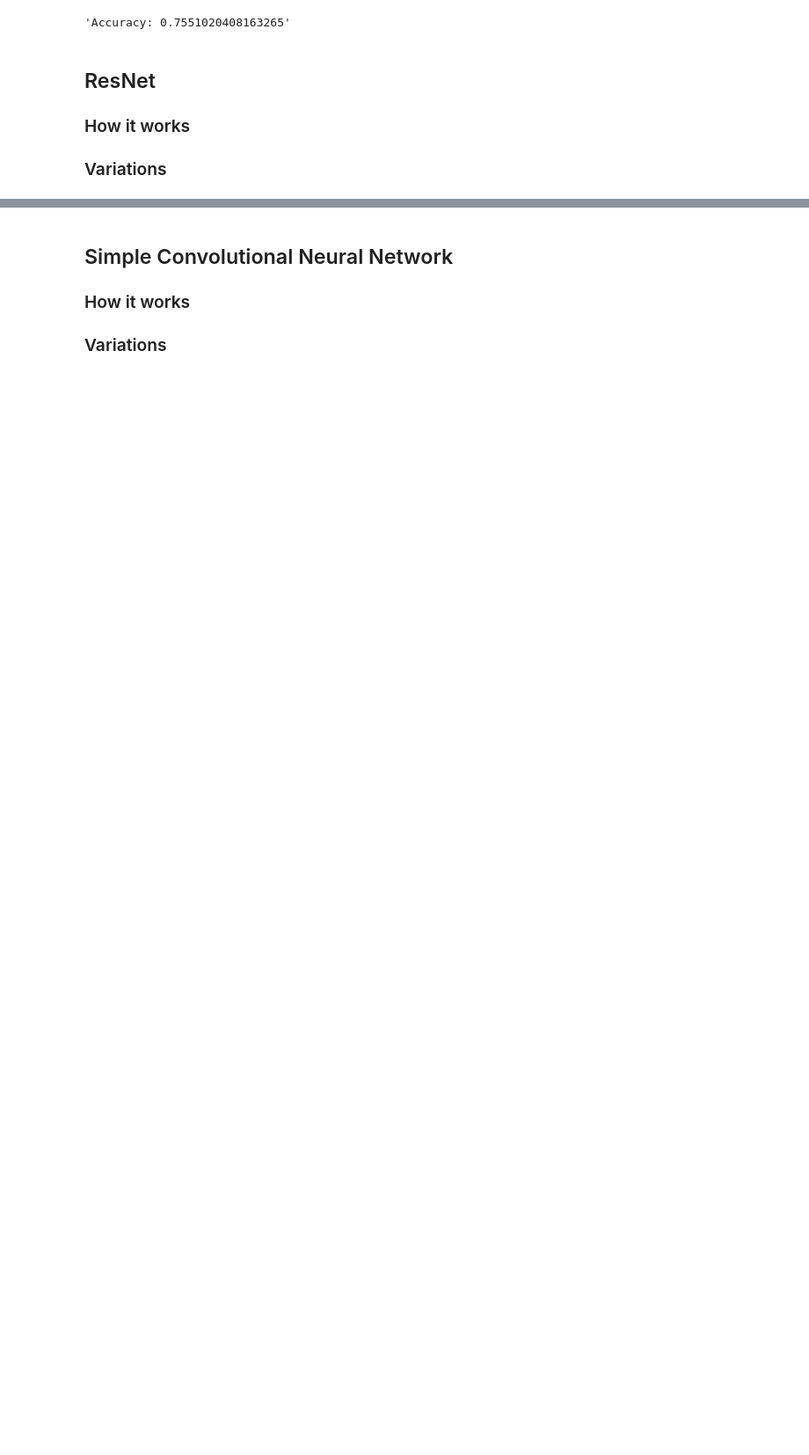
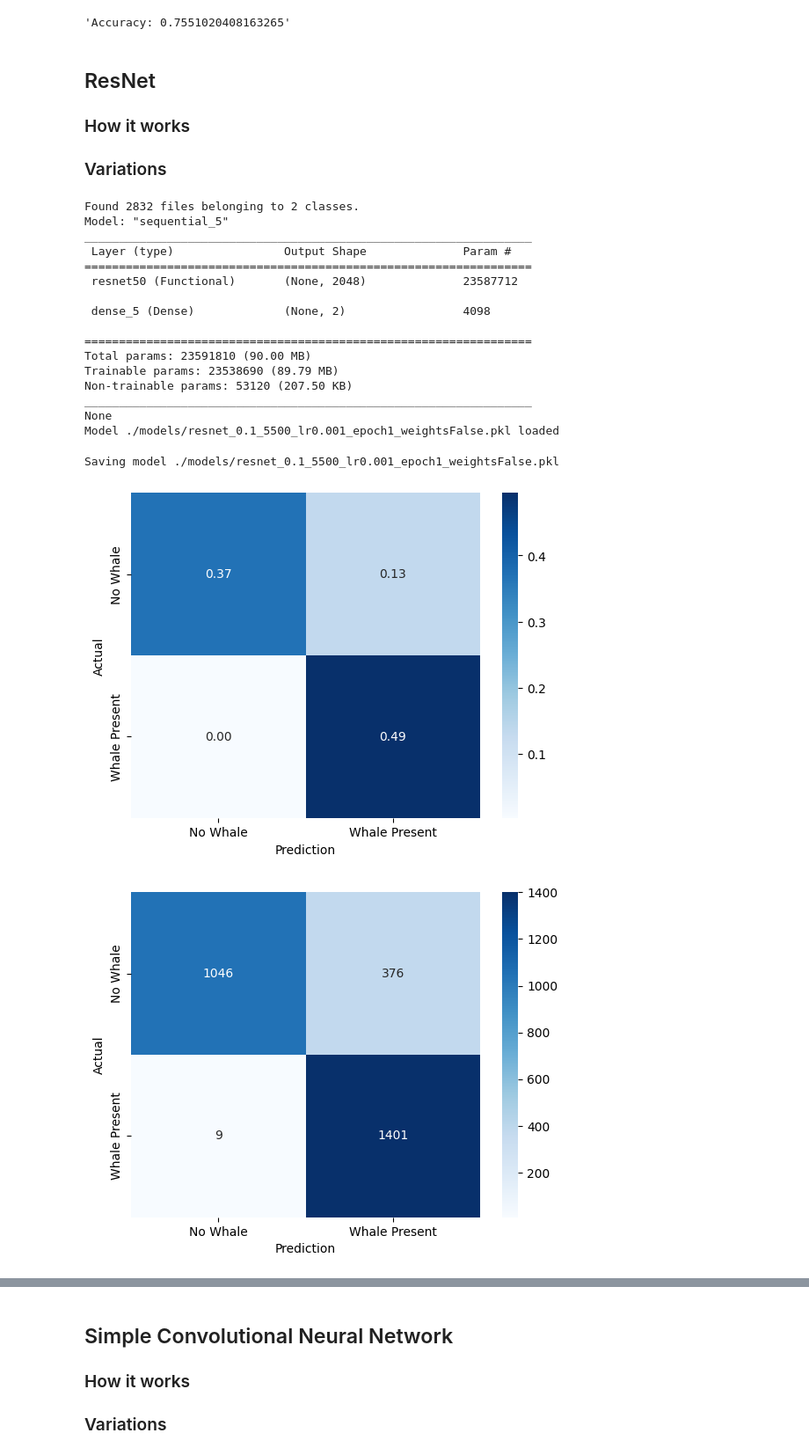
Before and after one commit to levshuster/whale-detection, a Jupyter notebook: final submission/main.ipynb, the cells around one changed output, grey strips where cells are left out. Shown: that part at 88% size. Cells and saved outputs as stored; diff of their text form; code cells hidden in the pictures; blank space fills up the shorter version.

Commit message:
finished Resnet Class

```diff
--- a/final submission/main.ipynb
+++ b/final submission/main.ipynb
@@ -230,0 +372,42 @@ f"Accuracy: {get_accuracy(y_test, y_pred)}"
+# %%
+testing_set = keras.preprocessing.image_dataset_from_directory(
+	folder+'testing/',
+	image_size=(224, 224),
+	batch_size=32,
+)
+
+
+labels_1d, predictions_1d = ResNet(
+	learning_rate=0.001,
+	use_weights=False,
+	version='0.1',
+	dataset_name=dataset_name,
+	do_not_load=False
+).load(epochs=1).predict(testing_set)
+
+confusion_matrix_plot(labels_1d, predictions_1d, labels, normalize = True)
+confusion_matrix_plot(labels_1d, predictions_1d, labels, normalize = False)
+
+def get_accuracy(y_test, y_pred):
+	return np.sum(y_test == y_pred) / len(y_test)
+f"Accuracy: {get_accuracy(labels_1d, predictions_1d)}"
+# %% [output]
+Found 2832 files belonging to 2 classes.
+Model: "sequential_5"
+_________________________________________________________________
+ Layer (type)                Output Shape              Param #
+=================================================================
+ resnet50 (Functional)       (None, 2048)              23587712
+
+ dense_5 (Dense)             (None, 2)                 4098
+
+=================================================================
+Total params: 23591810 (90.00 MB)
+Trainable params: 23538690 (89.79 MB)
+Non-trainable params: 53120 (207.50 KB)
+_________________________________________________________________
+None
+Model ./models/resnet_0.1_5500_lr0.001_epoch1_weightsFalse.pkl loaded
+Saving model ./models/resnet_0.1_5500_lr0.001_epoch1_weightsFalse.pkl
+[figure, added]
+[figure, added]
```
Also changed, not shown: parts of 9 cells of this notebook.
